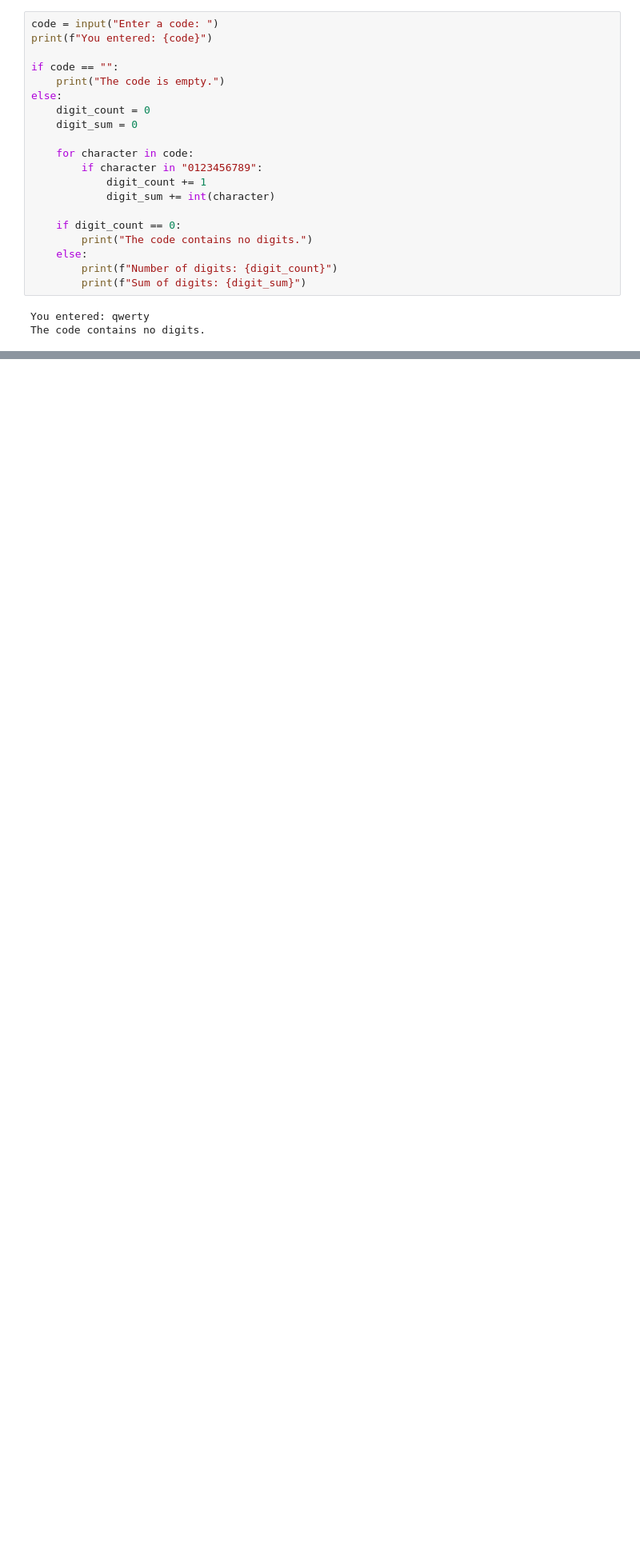
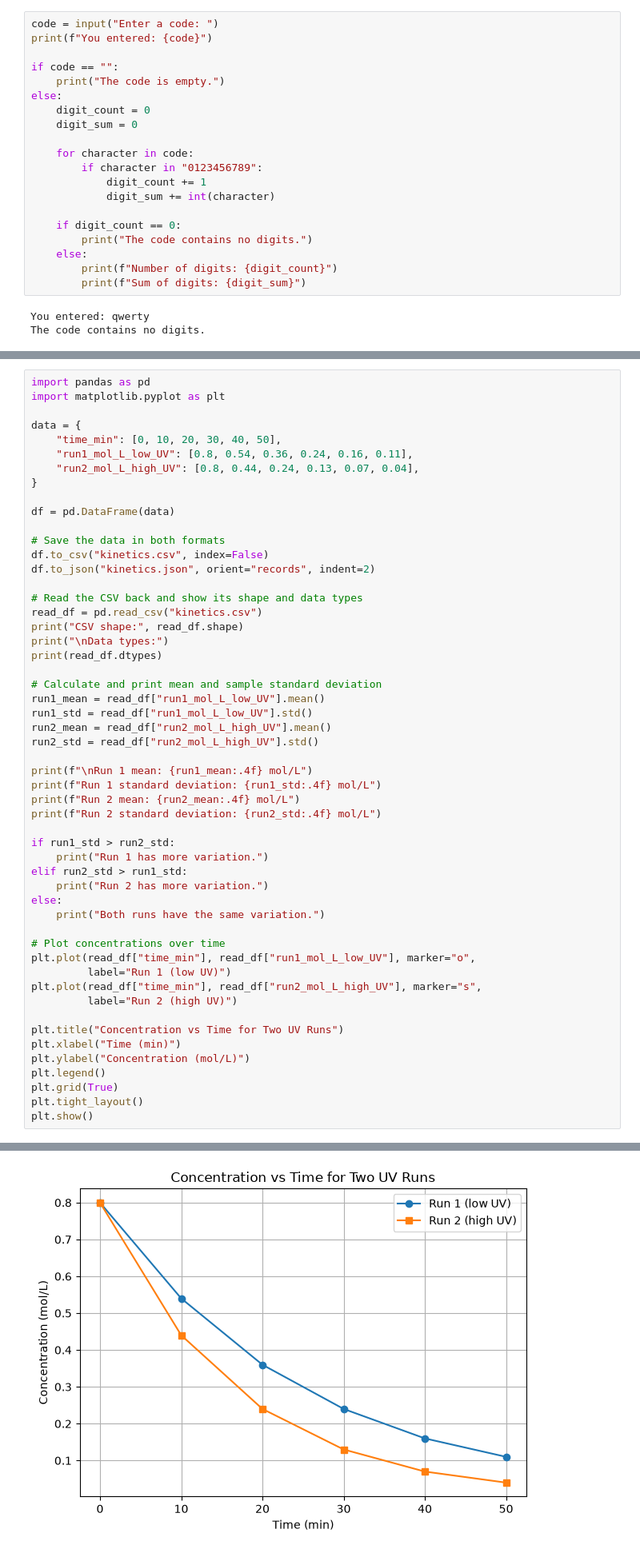
Before and after one commit to purvisahu308007-cmd/CP_Practical, a Jupyter notebook: 20251001061_set.ipynb, the cells around one changed output, grey strips where cells are left out. Shown at 80% size. Cells and saved outputs as stored; diff of their text form; blank space fills up the shorter version.

```diff
--- a/20251001061_set.ipynb
+++ b/20251001061_set.ipynb
@@ -154,0 +277,54 @@ The code contains no digits.
+# %%
+import pandas as pd
+import matplotlib.pyplot as plt
+
+data = {
+    "time_min": [0, 10, 20, 30, 40, 50],
+    "run1_mol_L_low_UV": [0.8, 0.54, 0.36, 0.24, 0.16, 0.11],
+    "run2_mol_L_high_UV": [0.8, 0.44, 0.24, 0.13, 0.07, 0.04],
+}
+
+df = pd.DataFrame(data)
+
+# Save the data in both formats
+df.to_csv("kinetics.csv", index=False)
+df.to_json("kinetics.json", orient="records", indent=2)
+
+# Read the CSV back and show its shape and data types
+read_df = pd.read_csv("kinetics.csv")
+print("CSV shape:", read_df.shape)
+print("\nData types:")
+print(read_df.dtypes)
+
+# Calculate and print mean and sample standard deviation
+run1_mean = read_df["run1_mol_L_low_UV"].mean()
+run1_std = read_df["run1_mol_L_low_UV"].std()
+run2_mean = read_df["run2_mol_L_high_UV"].mean()
+run2_std = read_df["run2_mol_L_high_UV"].std()
+
+print(f"\nRun 1 mean: {run1_mean:.4f} mol/L")
+print(f"Run 1 standard deviation: {run1_std:.4f} mol/L")
+print(f"Run 2 mean: {run2_mean:.4f} mol/L")
+print(f"Run 2 standard deviation: {run2_std:.4f} mol/L")
+
+if run1_std > run2_std:
+    print("Run 1 has more variation.")
+elif run2_std > run1_std:
+    print("Run 2 has more variation.")
+else:
+    print("Both runs have the same variation.")
+
+# Plot concentrations over time
+plt.plot(read_df["time_min"], read_df["run1_mol_L_low_UV"], marker="o",
+         label="Run 1 (low UV)")
+plt.plot(read_df["time_min"], read_df["run2_mol_L_high_UV"], marker="s",
+         label="Run 2 (high UV)")
+
+plt.title("Concentration vs Time for Two UV Runs")
+plt.xlabel("Time (min)")
+plt.ylabel("Concentration (mol/L)")
+plt.legend()
+plt.grid(True)
+plt.tight_layout()
+plt.show()
+# %% [output]
@@ -154,0 +344 @@ The code contains no digits.
+[figure, added]
```
Also changed, not shown: parts of 10 cells of this notebook, 2 other files.
